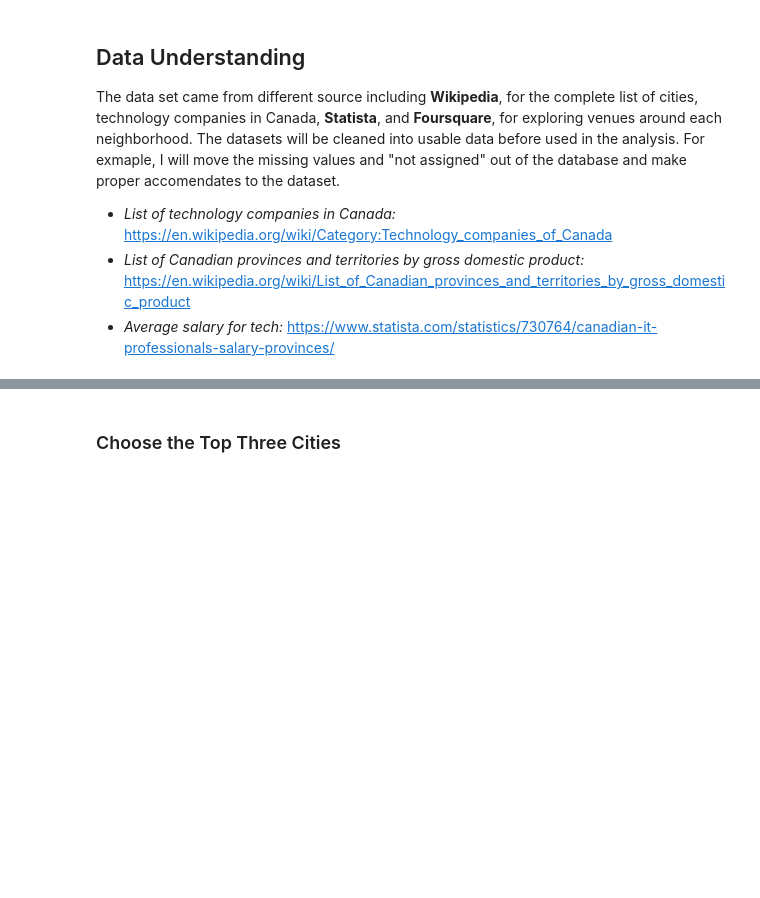
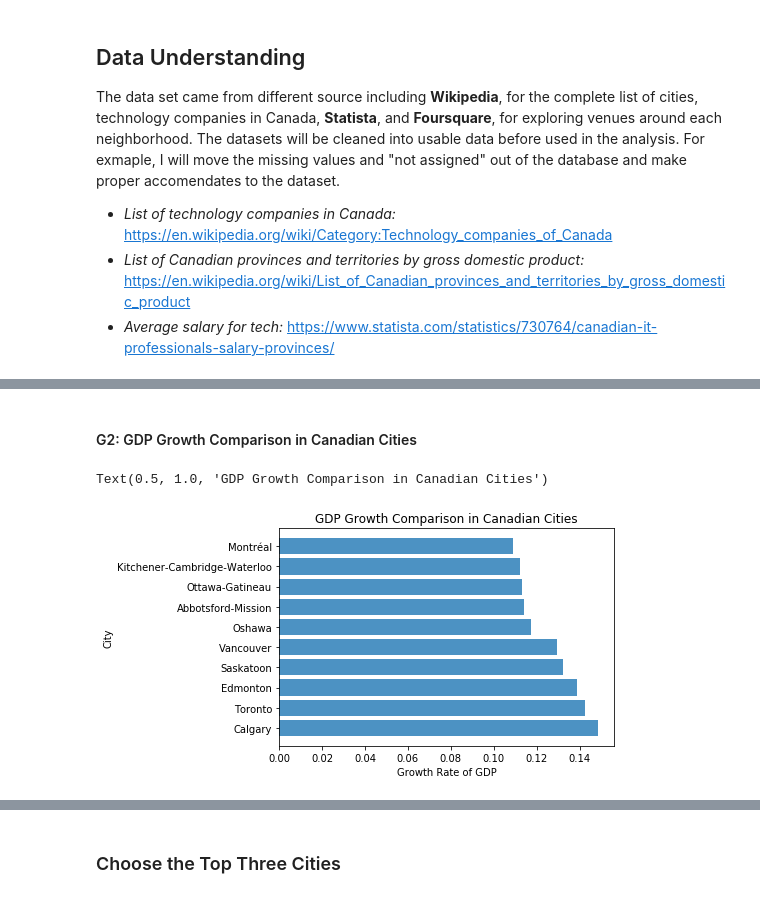
Before and after one commit to casitchai2398/Coursera_Capstone, a Jupyter notebook: Best Cities for Tech People in Canada, 2021.ipynb, the cells around one changed output, grey strips where cells are left out. Saved outputs shown, nothing was run; the diff lists cells and outputs as text; code cells hidden in the pictures; blank space fills up the shorter version.

```diff
--- a/Best Cities for Tech People in Canada, 2021.ipynb
+++ b/Best Cities for Tech People in Canada, 2021.ipynb
@@ -35,0 +139,11 @@ https://www.statista.com/statistics/730764/canadian-it-professionals-salary-prov
+# %% [markdown]
+#### G2: GDP Growth Comparison in Canadian Cities
+# %%
+df_gdp = df_gdp.sort_values(by=['GrowthRate'], ascending=False)
+plt.barh(df_gdp.head(10)["Cities"], df_gdp.head(10)['GrowthRate'], align='center', alpha=0.8)
+plt.xlabel('Growth Rate of GDP')
+plt.ylabel('City')
+plt.title('GDP Growth Comparison in Canadian Cities')
+# %% [output]
+Text(0.5, 1.0, 'GDP Growth Comparison in Canadian Cities')
+[figure, added]
```
Also changed, not shown: parts of 42 cells of this notebook.
